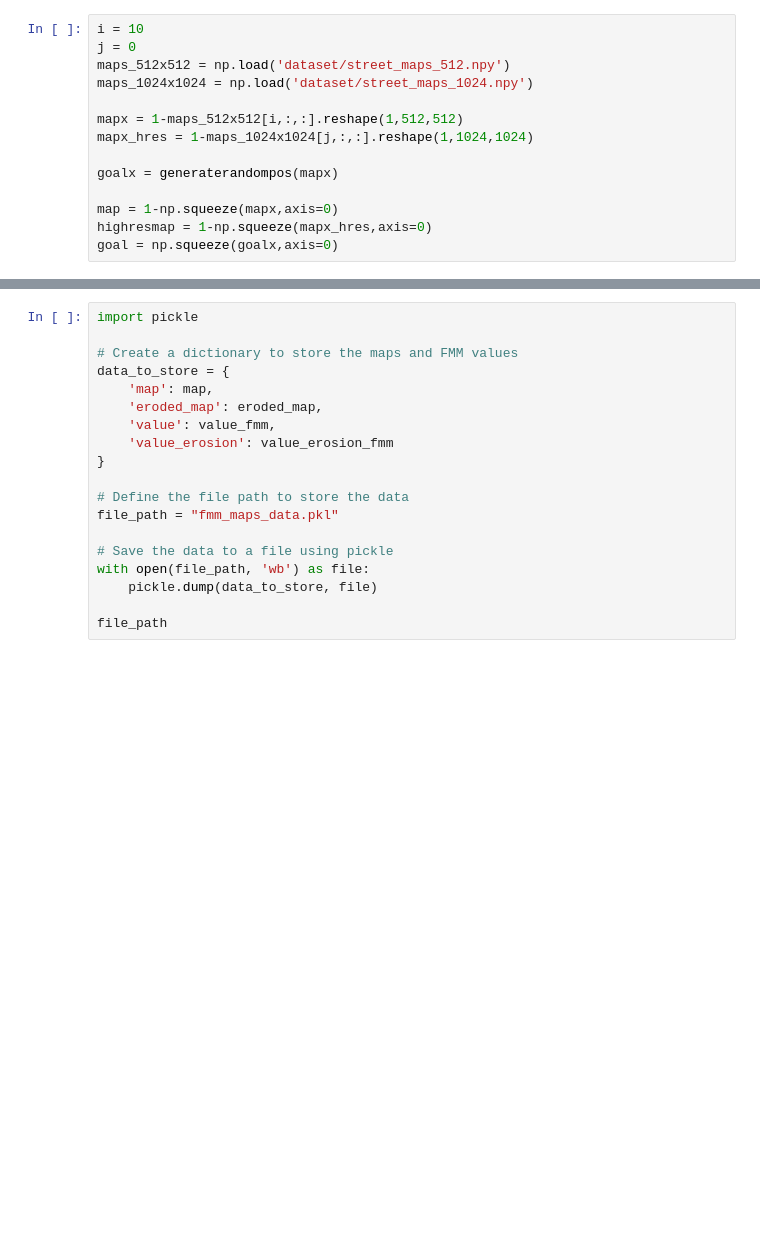
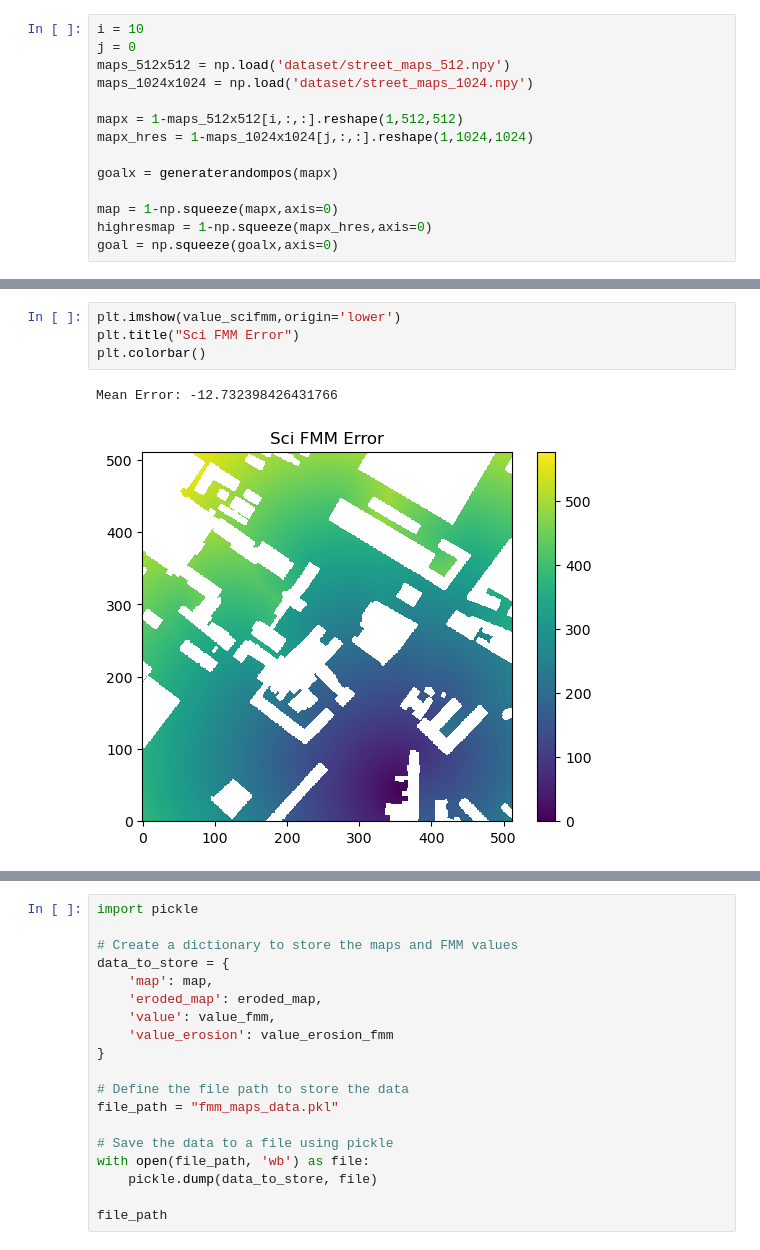
Before and after one commit to sharath-matada/Planning_Operator, a Jupyter notebook: 2D_Experiments/large_maps/debugFMM.ipynb, the cells around one changed output, grey strips where cells are left out. Saved outputs shown, nothing was run; the diff lists cells and outputs as text; blank space fills up the shorter version.

```diff
--- a/2D_Experiments/large_maps/debugFMM.ipynb
+++ b/2D_Experiments/large_maps/debugFMM.ipynb
@@ -125,3 +125,10 @@ Dijkstra took: 6.6391706466674805
+# %%
+plt.imshow(value_scifmm,origin='lower')
+plt.title("Sci FMM Error")
+plt.colorbar()
+# %% [output]
+Mean Error: -12.732398426431766
+[figure, added]
 # %%
 plt.imshow(fmm_error,origin='lower')
 plt.title("Pykonal FMM Error")
```
Also changed, not shown: parts of 4 cells of this notebook, 20 other files.
